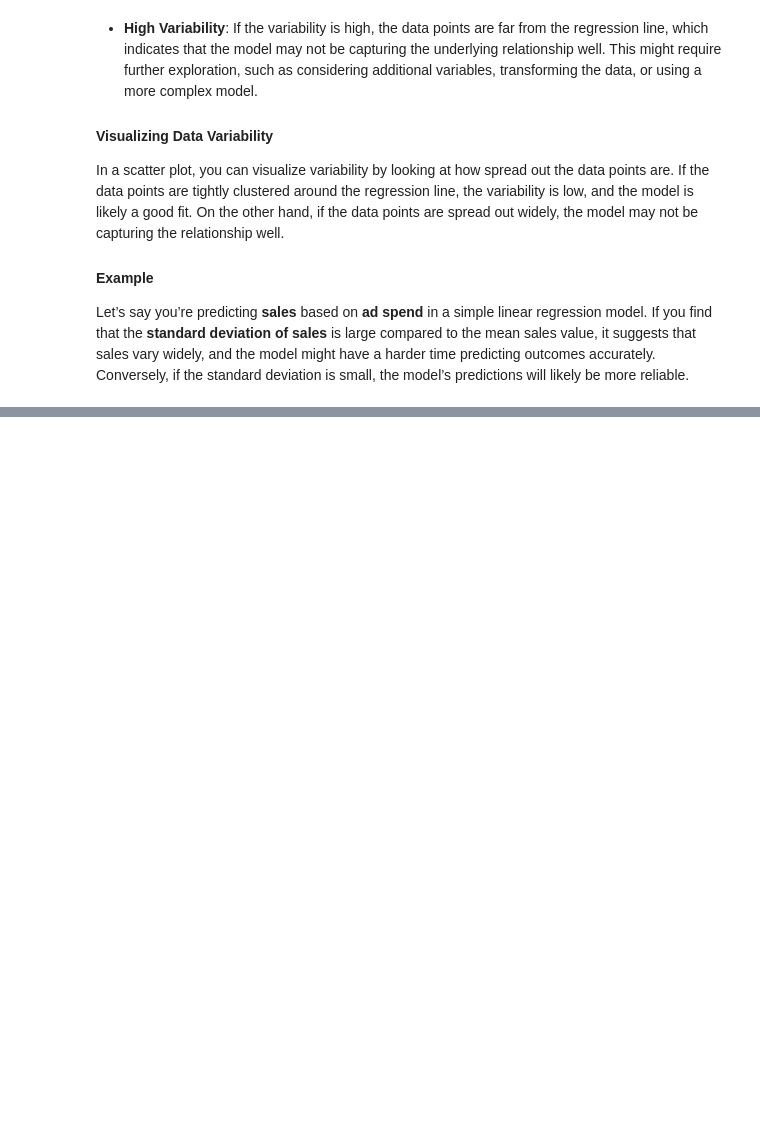
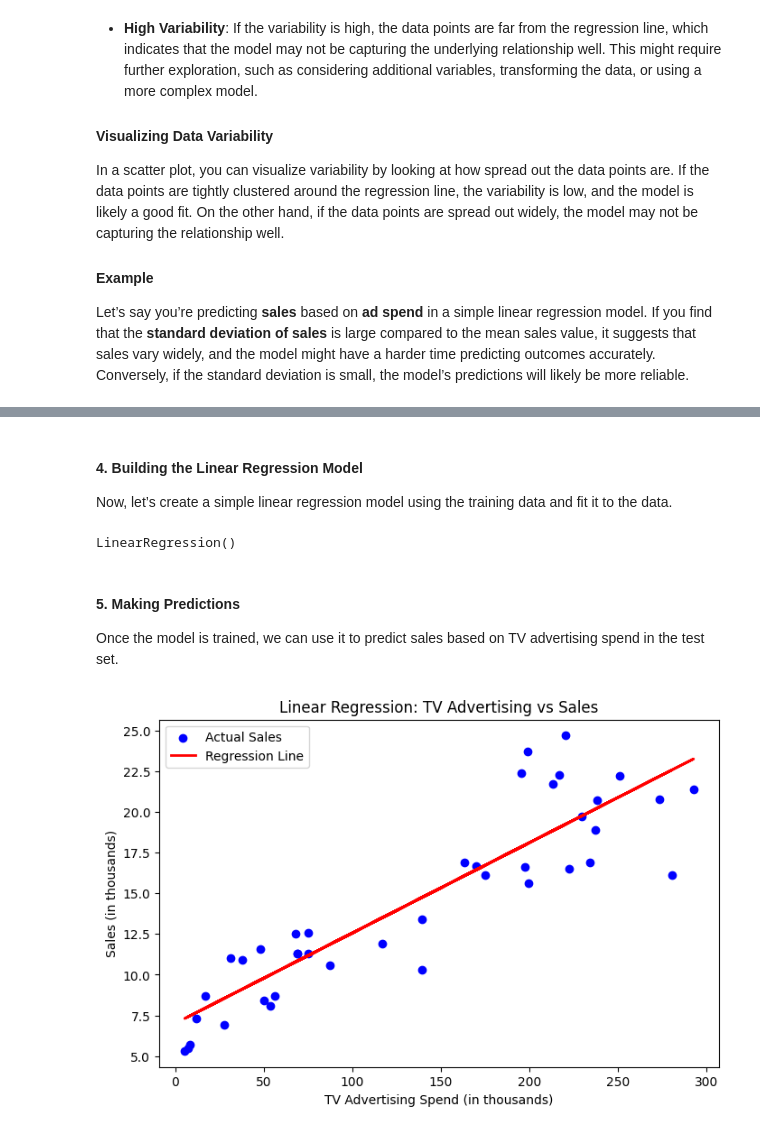
Before and after one commit to kmehmonov/ai-roadmap, a Jupyter notebook: content/chapter 2 - linear regression/chapter2_linear_regression.ipynb, the cells around one changed output, grey strips where cells are left out. Cells and saved outputs as stored; diff of their text form; code cells hidden in the pictures; blank space fills up the shorter version.

```diff
--- a/content/chapter 2 - linear regression/chapter2_linear_regression.ipynb
+++ b/content/chapter 2 - linear regression/chapter2_linear_regression.ipynb
@@ -302,0 +327,36 @@ correlation(adv['Newspaper'], adv['Sales'])
+# %%
+# Define the independent (X) and dependent (Y) variables
+X = data[['TV']]  # Independent variable (TV spend)
+Y = data['Sales']  # Dependent variable (Sales)
+
+# Split the data into training and testing sets (80% training, 20% testing)
+X_train, X_test, Y_train, Y_test = train_test_split(X, Y, test_size=0.2, random_state=42)
+# %% [markdown]
+#### 4. **Building the Linear Regression Model**
+Now, let’s create a simple linear regression model using the training data and fit it to the data.
+# %%
+# Create a linear regression model
+model = LinearRegression()
+
+# Fit the model to the training data
+model.fit(X_train, Y_train)
+# %% [output]
+LinearRegression()
+# %% [markdown]
+#### 5. **Making Predictions**
+Once the model is trained, we can use it to predict sales based on TV advertising spend in the test set.
+# %%
+# Make predictions using the test set
+Y_pred = model.predict(X_test)
+
+# Plot the regression line along with the data points
+plt.figure(figsize=(8, 5))
+plt.scatter(X_test, Y_test, color='blue', label='Actual Sales')
+plt.plot(X_test, Y_pred, color='red', linewidth=2, label='Regression Line')
+plt.title('Linear Regression: TV Advertising vs Sales')
+plt.xlabel('TV Advertising Spend (in thousands)')
+plt.ylabel('Sales (in thousands)')
+plt.legend()
+plt.show()
+# %% [output]
+[figure, added]
```
Also changed, not shown: parts of 16 cells of this notebook, 1 other file.
